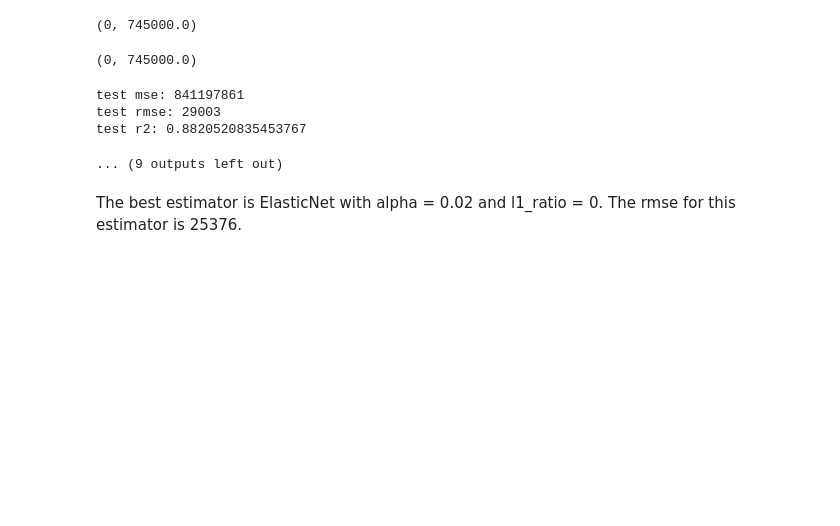
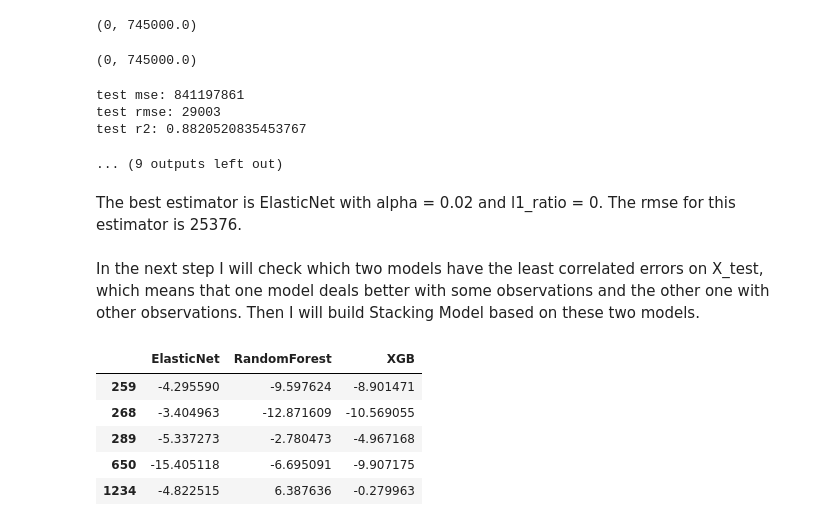
Before and after one commit to krischanas/HousePrices, a Jupyter notebook: notebooks/Models Building.ipynb, the cells around one changed output. Saved outputs shown, nothing was run; the diff lists cells and outputs as text; code cells hidden in the pictures; blank space fills up the shorter version.

```diff
--- a/notebooks/Models Building.ipynb
+++ b/notebooks/Models Building.ipynb
@@ -195,3 +196,5 @@ test r2: 0.8820520835453767
 ... (9 outputs left out)
 # %% [markdown]
 The best estimator is ElasticNet with alpha = 0.02 and l1_ratio = 0. The rmse for this estimator is 25376.
+# %% [markdown]
+In the next step I will check which two models have the least correlated errors on X_test, which means that one model deals better with some observations and the other one with other observations. Then I will build Stacking Model based on these two models.
@@ -197,0 +212,9 @@ The best estimator is ElasticNet with alpha = 0.02 and l1_ratio = 0. The rmse fo
+# %%
+check_errors.head()
+# %% [output]
+|  | ElasticNet | RandomForest | XGB |
+| 259 | -4.295590 | -9.597624 | -8.901471 |
+| 268 | -3.404963 | -12.871609 | -10.569055 |
+| 289 | -5.337273 | -2.780473 | -4.967168 |
+| 650 | -15.405118 | -6.695091 | -9.907175 |
+| 1234 | -4.822515 | 6.387636 | -0.279963 |
```
Also changed, not shown: parts of 9 cells of this notebook, 1 other file.
